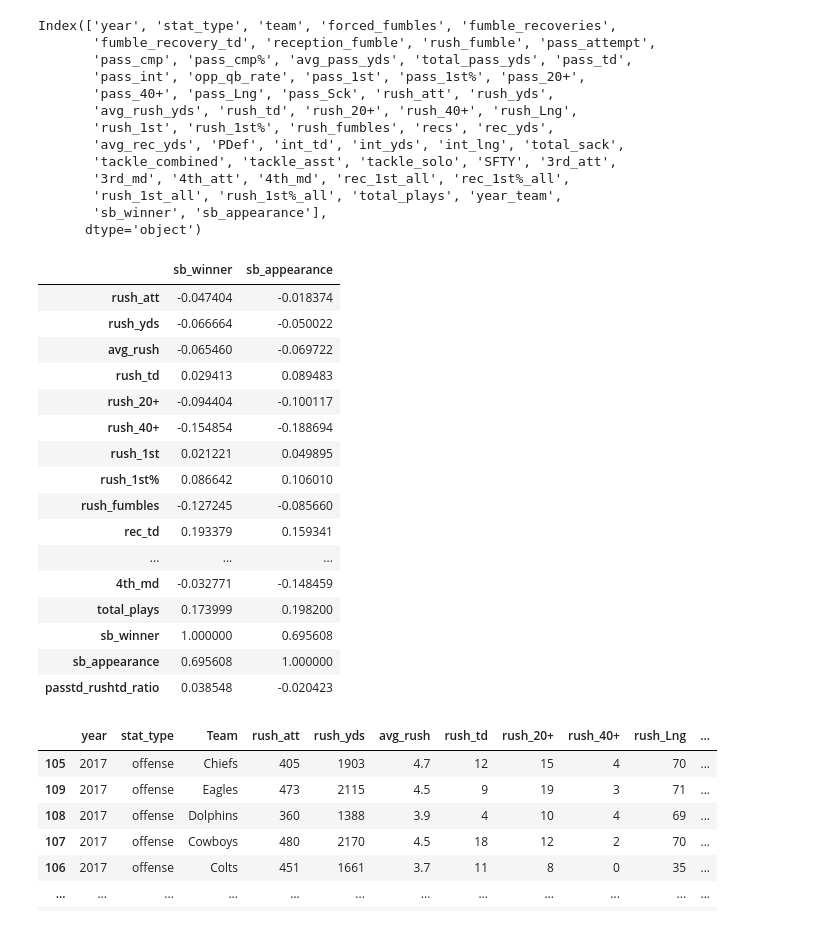
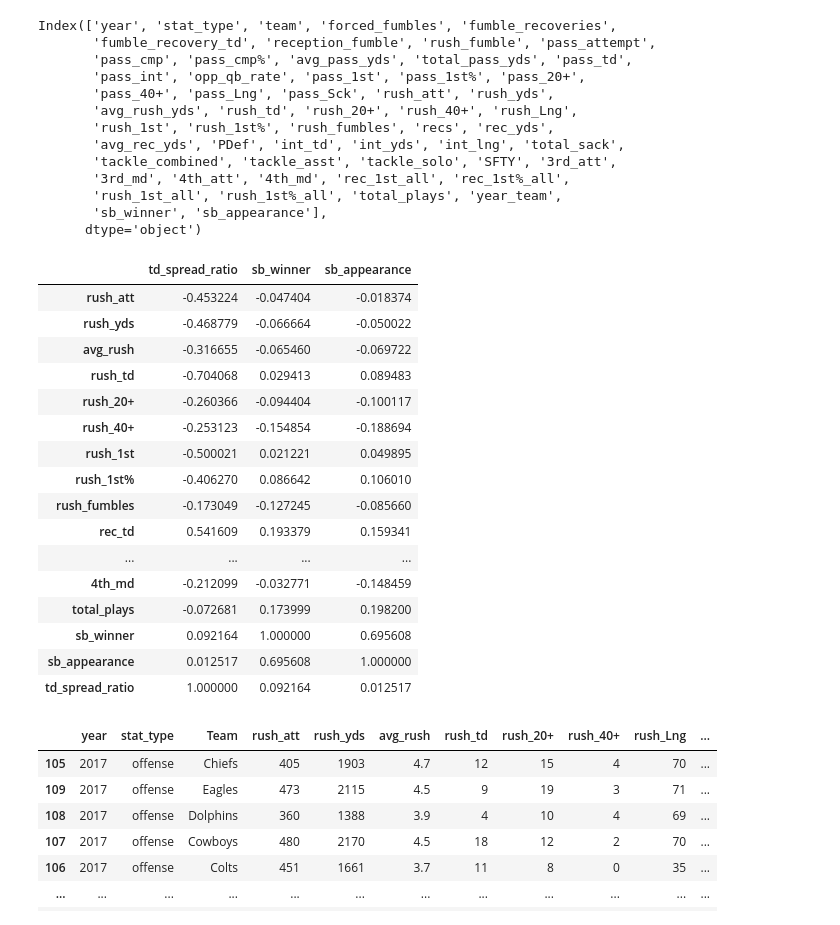
Before and after one commit to aferrers/nfl_superbowl_winners, a Jupyter notebook: notebooks/team_stats_aggregation_sb_appearance.ipynb, the cells around one changed output. Saved outputs shown, nothing was run; the diff lists cells and outputs as text; code cells hidden in the pictures.

Commit message:
updating name of notebooks and improved scoring spread calculation

```diff
--- a/notebooks/team_stats_logistical_regression_sb_appearance.ipynb
+++ b/notebooks/team_stats_aggregation_sb_appearance.ipynb
@@ -384,29 +384,33 @@ offensive_stats_aggregated_1 = offensive_stats_aggregated.drop(columns=['DUPLICA
                                                                      'DUPLICATEpass_yds', 'DUPLICATEavg_pass_yds', 'DUPLICATEpass_20+', 'DUPLICATEpass_40+',
                                                                      'DUPLCIATEDpass_1st', 'DUPLICATEDpass_1st%'])
 # %%
-offensive_stats_aggregated_1['passtd_rushtd_ratio'] = offensive_stats_aggregated_1['rec_td']/offensive_stats_aggregated_1['rush_td']
+# Calculating the skewness towards a particular touchdown method for a team's offence in a season, based on the difference between
+# receiving touchdowns and rushing touchdowns, divided by the total number of touchdowns for the team.
+# diff between x and y, divided by x + y + a. If x and y are similar, then expect a low percentage.
+# if x and y are not similar, expect a high percentage. Also accounts for touchdowns scored by team in other methods outside of rush and rec
+offensive_stats_aggregated_1['td_spread_ratio'] = round(abs(offensive_stats_aggregated_1['rec_td'] - offensive_stats_aggregated_1['rush_td'])/offensive_stats_aggregated_1['tot_td'] * 100, 2)
 # %%
 offensive_stats_aggregated_1_num = offensive_stats_aggregated_1.select_dtypes(np.number)
 offensive_stats_aggregated_num_corr = offensive_stats_aggregated_1_num.corr()
-offensive_stats_aggregated_num_corr[['sb_winner', 'sb_appearance']]
+offensive_stats_aggregated_num_corr[['td_spread_ratio', 'sb_winner', 'sb_appearance']]
 # %% [output]
-|  | sb_winner | sb_appearance |
-| rush_att | -0.047404 | -0.018374 |
-| rush_yds | -0.066664 | -0.050022 |
-| avg_rush | -0.065460 | -0.069722 |
-| rush_td | 0.029413 | 0.089483 |
-| rush_20+ | -0.094404 | -0.100117 |
-| rush_40+ | -0.154854 | -0.188694 |
-| rush_1st | 0.021221 | 0.049895 |
-| rush_1st% | 0.086642 | 0.106010 |
-| rush_fumbles | -0.127245 | -0.085660 |
-| rec_td | 0.193379 | 0.159341 |
-| ... | ... | ... |
-| 4th_md | -0.032771 | -0.148459 |
-| total_plays | 0.173999 | 0.198200 |
-| sb_winner | 1.000000 | 0.695608 |
-| sb_appearance | 0.695608 | 1.000000 |
-| passtd_rushtd_ratio | 0.038548 | -0.020423 |
+|  | td_spread_ratio | sb_winner | sb_appearance |
+| rush_att | -0.453224 | -0.047404 | -0.018374 |
+| rush_yds | -0.468779 | -0.066664 | -0.050022 |
+| avg_rush | -0.316655 | -0.065460 | -0.069722 |
+| rush_td | -0.704068 | 0.029413 | 0.089483 |
+| rush_20+ | -0.260366 | -0.094404 | -0.100117 |
+| rush_40+ | -0.253123 | -0.154854 | -0.188694 |
+| rush_1st | -0.500021 | 0.021221 | 0.049895 |
+| rush_1st% | -0.406270 | 0.086642 | 0.106010 |
+| rush_fumbles | -0.173049 | -0.127245 | -0.085660 |
+| rec_td | 0.541609 | 0.193379 | 0.159341 |
+| ... | ... | ... | ... |
+| 4th_md | -0.212099 | -0.032771 | -0.148459 |
+| total_plays | -0.072681 | 0.173999 | 0.198200 |
+| sb_winner | 0.092164 | 1.000000 | 0.695608 |
+| sb_appearance | 0.012517 | 0.695608 | 1.000000 |
+| td_spread_ratio | 1.000000 | 0.092164 | 0.012517 |
 # %%
 # submitting aggregated csvs to cleaned data file.
 offensive_stats_aggregated_1.to_csv('../data/cleaned/2017-2021_aggregated_team_offensive_stats_with_sb.csv', index=False)
```
Also changed, not shown: 2 other files.
